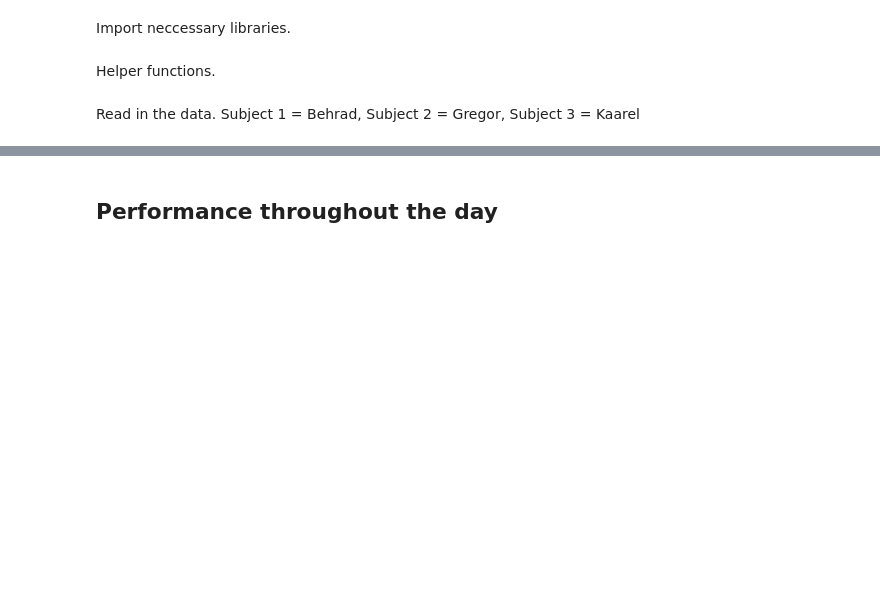
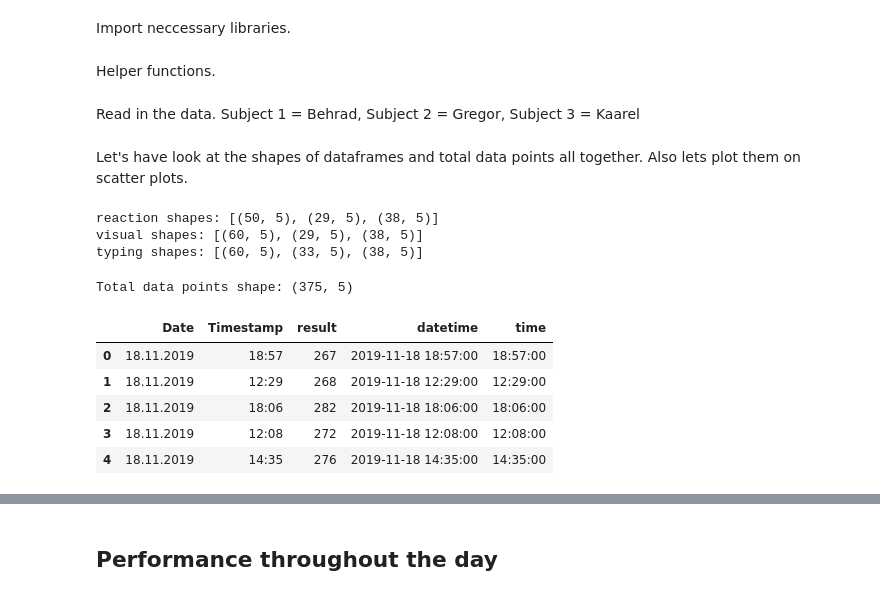
Before and after one commit to kaareltinn/icns-project, a Jupyter notebook: project.ipynb, the cells around one changed output, grey strips where cells are left out. Drawn from its saved outputs; the diff is of its cells as text; code cells hidden in the pictures; blank space fills up the shorter version.

```diff
--- a/project.ipynb
+++ b/project.ipynb
@@ -54,0 +81,2 @@ add_time_column(reaction_subject_3_data)
+# %% [markdown]
+Let's have look at the shapes of dataframes and total data points all together. Also lets plot them on scatter plots.
@@ -54,0 +86,20 @@ add_time_column(reaction_subject_3_data)
+# %%
+print_shapes('reaction')
+print_shapes('visual')
+print_shapes('typing')
+# %% [output]
+reaction shapes: [(50, 5), (29, 5), (38, 5)]
+visual shapes: [(60, 5), (29, 5), (38, 5)]
+typing shapes: [(60, 5), (33, 5), (38, 5)]
+# %%
+total_df = pd.concat(list(itertools.chain(*data.values())), sort=False)
+print("Total data points shape:", total_df.shape)
+total_df.head()
+# %% [output]
+Total data points shape: (375, 5)
+|  | Date | Timestamp | result | datetime | time |
+| 0 | 18.11.2019 | 18:57 | 267 | 2019-11-18 18:57:00 | 18:57:00 |
+| 1 | 18.11.2019 | 12:29 | 268 | 2019-11-18 12:29:00 | 12:29:00 |
+| 2 | 18.11.2019 | 18:06 | 282 | 2019-11-18 18:06:00 | 18:06:00 |
+| 3 | 18.11.2019 | 12:08 | 272 | 2019-11-18 12:08:00 | 12:08:00 |
+| 4 | 18.11.2019 | 14:35 | 276 | 2019-11-18 14:35:00 | 14:35:00 |
```
Also changed, not shown: parts of 7 cells of this notebook, 6 other files.
